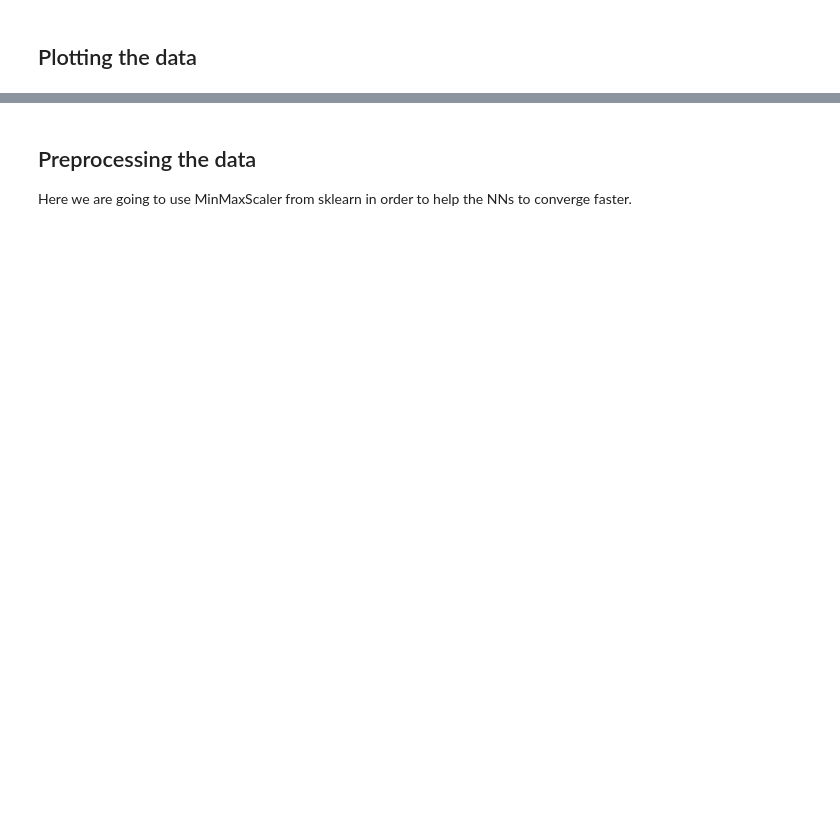
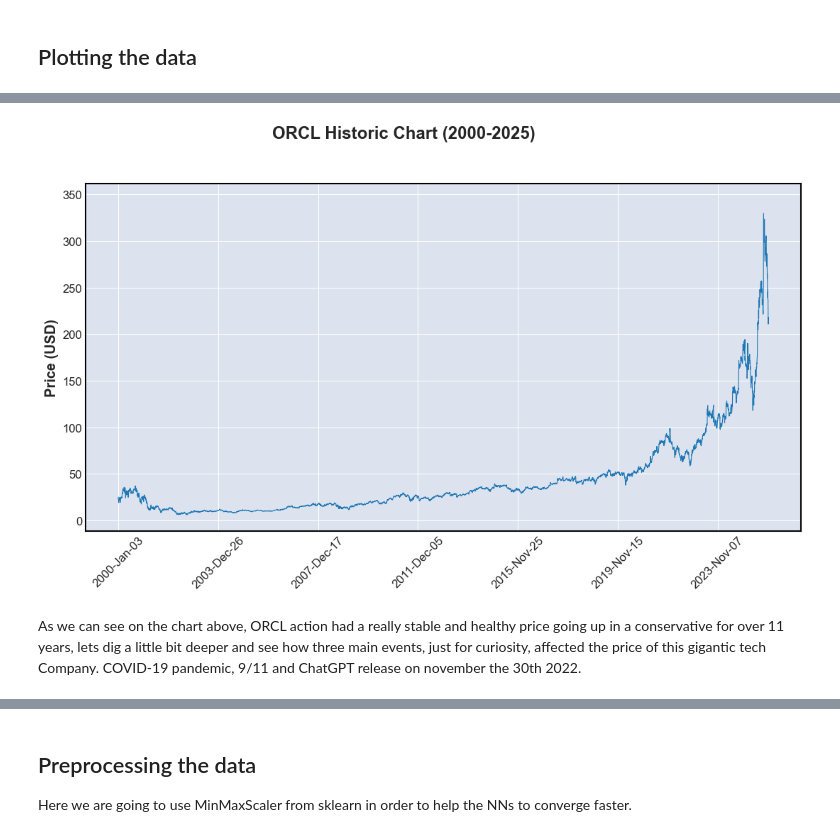
Before and after one commit to RafaelTakata0105/Stock_forecasting_ML, a Jupyter notebook: notebooks/Stock_forecasting_ML.ipynb, the cells around one changed output, grey strips where cells are left out. Saved outputs shown, nothing was run; the diff lists cells and outputs as text; code cells hidden in the pictures; blank space fills up the shorter version.

```diff
--- a/notebooks/Stock_forecasting_ML.ipynb
+++ b/notebooks/Stock_forecasting_ML.ipynb
@@ -153,0 +173,11 @@ mpf.plot(
+# %%
+mpf.plot(
+    df,
+    type='line',
+    title='ORCL Historic Chart (2000-2025)',
+    ylabel='Price (USD)',
+    figsize=(14,7))
+# %% [output]
+[figure, added]
+# %% [markdown]
+As we can see on the chart above, ORCL action had a really stable and healthy price going up in a conservative for over 11 years, lets dig a little bit deeper and see how three main events, just for curiosity, affected the price of this gigantic tech Company. COVID-19 pandemic, 9/11 and ChatGPT release on november the 30th 2022.
```
Also changed, not shown: parts of 19 cells of this notebook.
